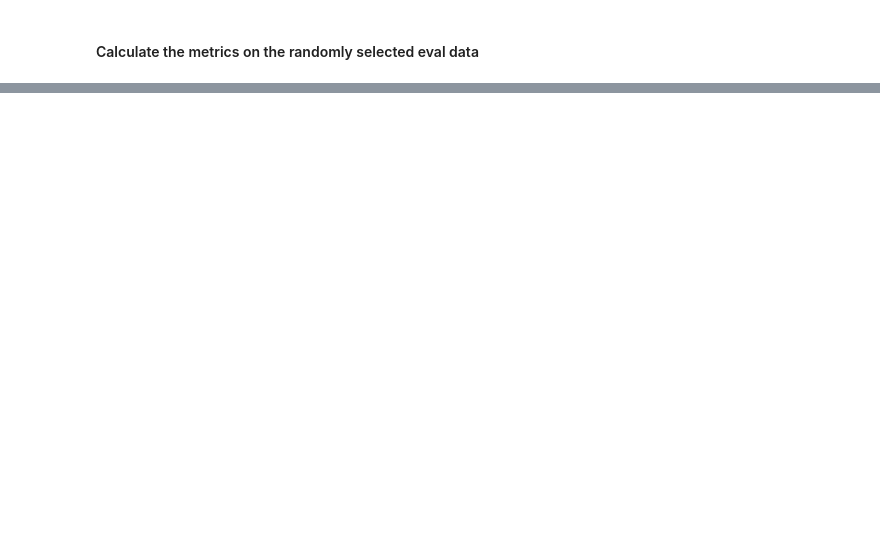
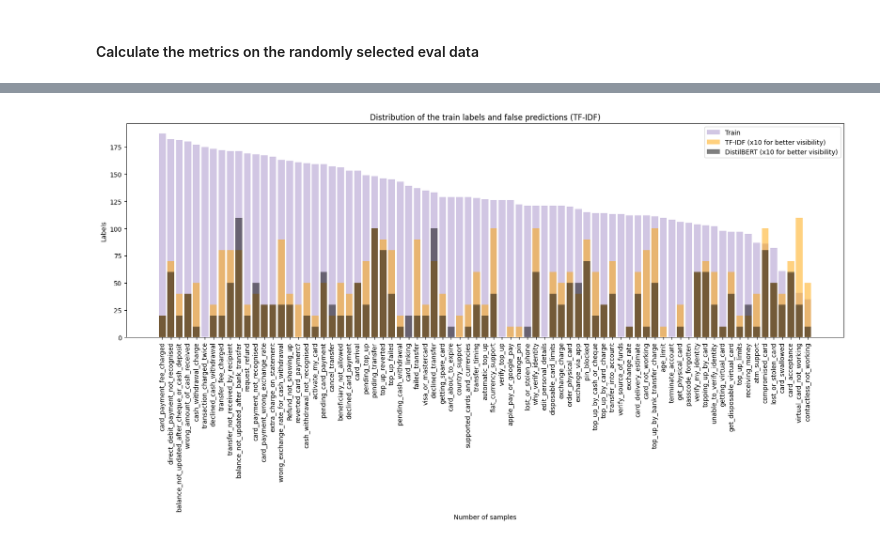
Before and after one commit to r9119/NPR, a Jupyter notebook: MC1/MC1_NPR_Rami_Tarabishi.ipynb, the cells around one changed output, grey strips where cells are left out. Saved outputs shown, nothing was run; the diff lists cells and outputs as text; code cells hidden in the pictures; blank space fills up the shorter version.

```diff
--- a/MC1/MC1_NPR_Rami_Tarabishi.ipynb
+++ b/MC1/MC1_NPR_Rami_Tarabishi.ipynb
@@ -464,0 +578,13 @@ F1 score: {'f1': 0.9326666666666666}
+# %%
+plt.figure(figsize=(20, 6))
+plt.bar(sorted_label_names, labels_df.value_counts(), color=color, alpha=0.25, label="Train")
+plt.bar(sorted_labels_tf, [false_pred_count_tf[label]*10 for label in sorted_labels_tf], color="#FFA500CC", alpha=0.5, label="TF-IDF (x10 for better visibility)")
+plt.bar(sorted_labels_dbert, [false_pred_count_dbert[label]*10 for label in sorted_labels_dbert], color="black", alpha=0.5, label="DistilBERT (x10 for better visibility)")
+plt.xticks(rotation=90)
+plt.legend()
+plt.title("Distribution of the train labels and false predictions (TF-IDF)")
+plt.xlabel("Number of samples")
+plt.ylabel("Labels")
+plt.show()
+# %% [output]
+[figure, added]
```
Also changed, not shown: parts of 30 cells of this notebook, 3 other files.
